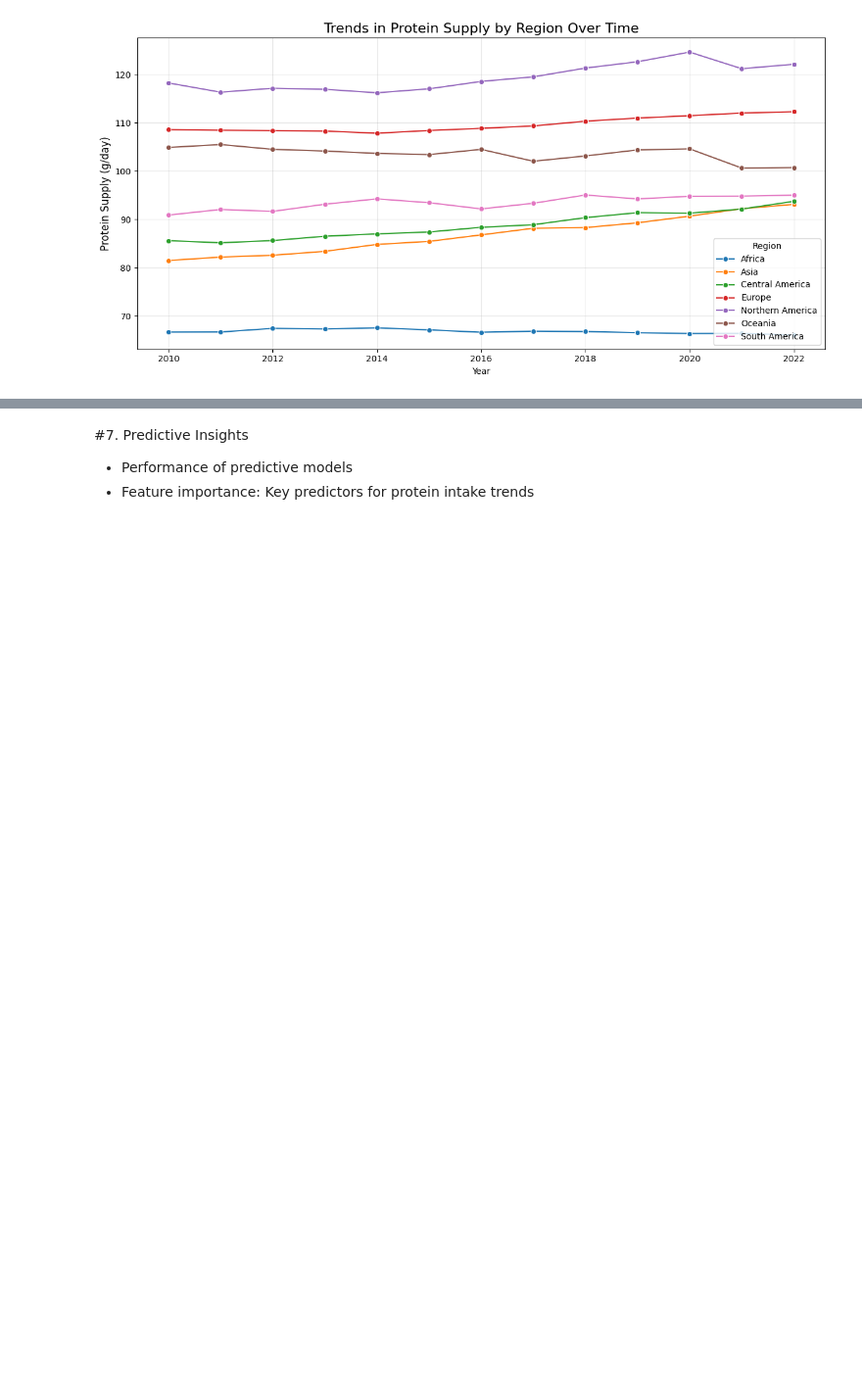
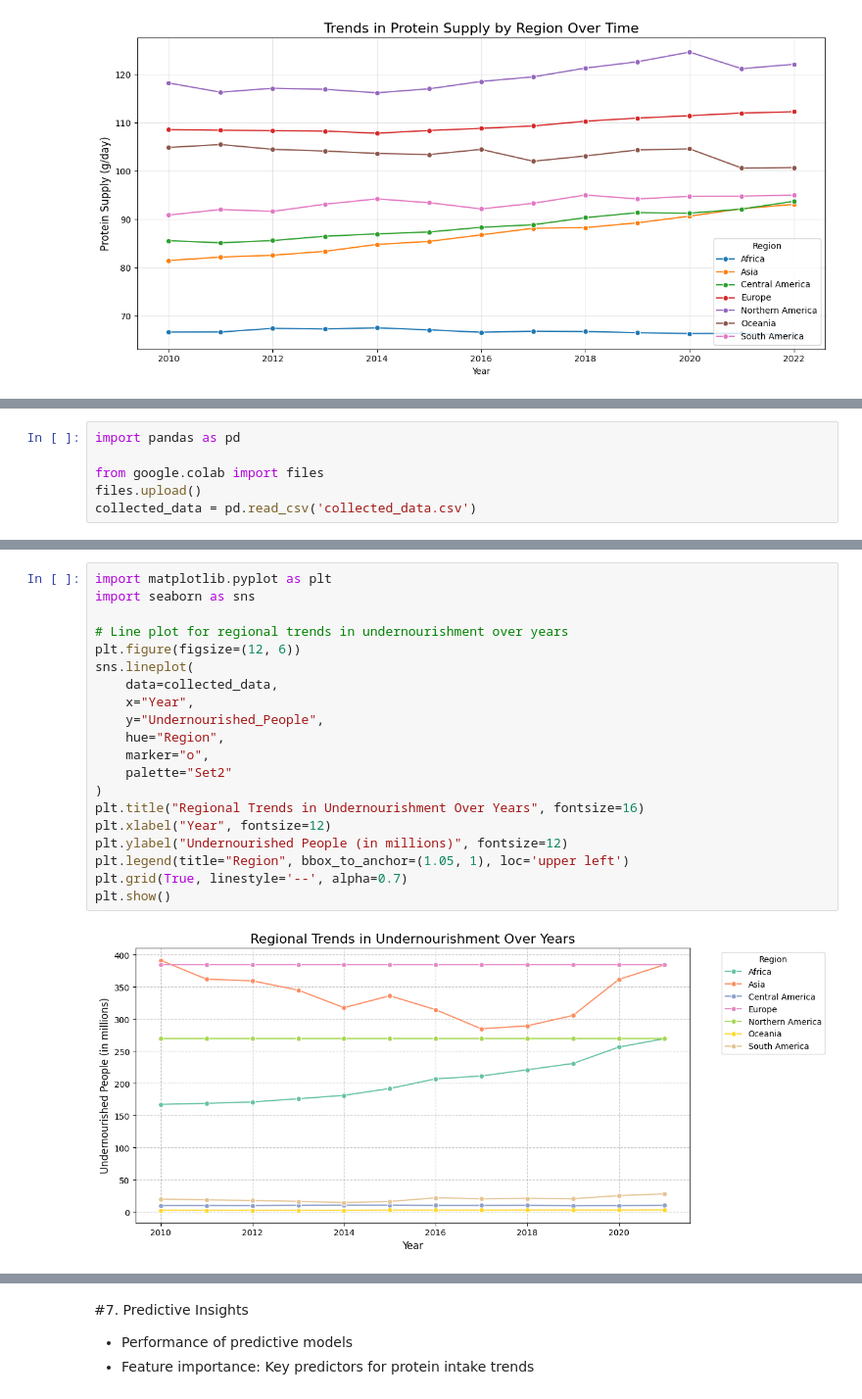
Before and after one commit to vaisenberg/Hackathon_Data_1, a Jupyter notebook: Hackathon_Data_1_lastupdate.ipynb, the cells around one changed output, grey strips where cells are left out. Shown at 98% size. Drawn from its saved outputs; the diff is of its cells as text; blank space fills up the shorter version.

```diff
--- a/Hackathon_Data_1_lastupdate.ipynb
+++ b/Hackathon_Data_1_lastupdate.ipynb
@@ -887,0 +951,6 @@ plt.show()
+# %%
+import pandas as pd
+
+from google.colab import files
+files.upload()
+collected_data = pd.read_csv('collected_data.csv')
@@ -887,0 +980,22 @@ plt.show()
+# %%
+import matplotlib.pyplot as plt
+import seaborn as sns
+
+# Line plot for regional trends in undernourishment over years
+plt.figure(figsize=(12, 6))
+sns.lineplot(
+    data=collected_data,
+    x="Year",
+    y="Undernourished_People",
+    hue="Region",
+    marker="o",
+    palette="Set2"
+)
+plt.title("Regional Trends in Undernourishment Over Years", fontsize=16)
+plt.xlabel("Year", fontsize=12)
+plt.ylabel("Undernourished People (in millions)", fontsize=12)
+plt.legend(title="Region", bbox_to_anchor=(1.05, 1), loc='upper left')
+plt.grid(True, linestyle='--', alpha=0.7)
+plt.show()
+# %% [output]
+[figure, added]
```
Also changed, not shown: parts of 51 cells of this notebook.
